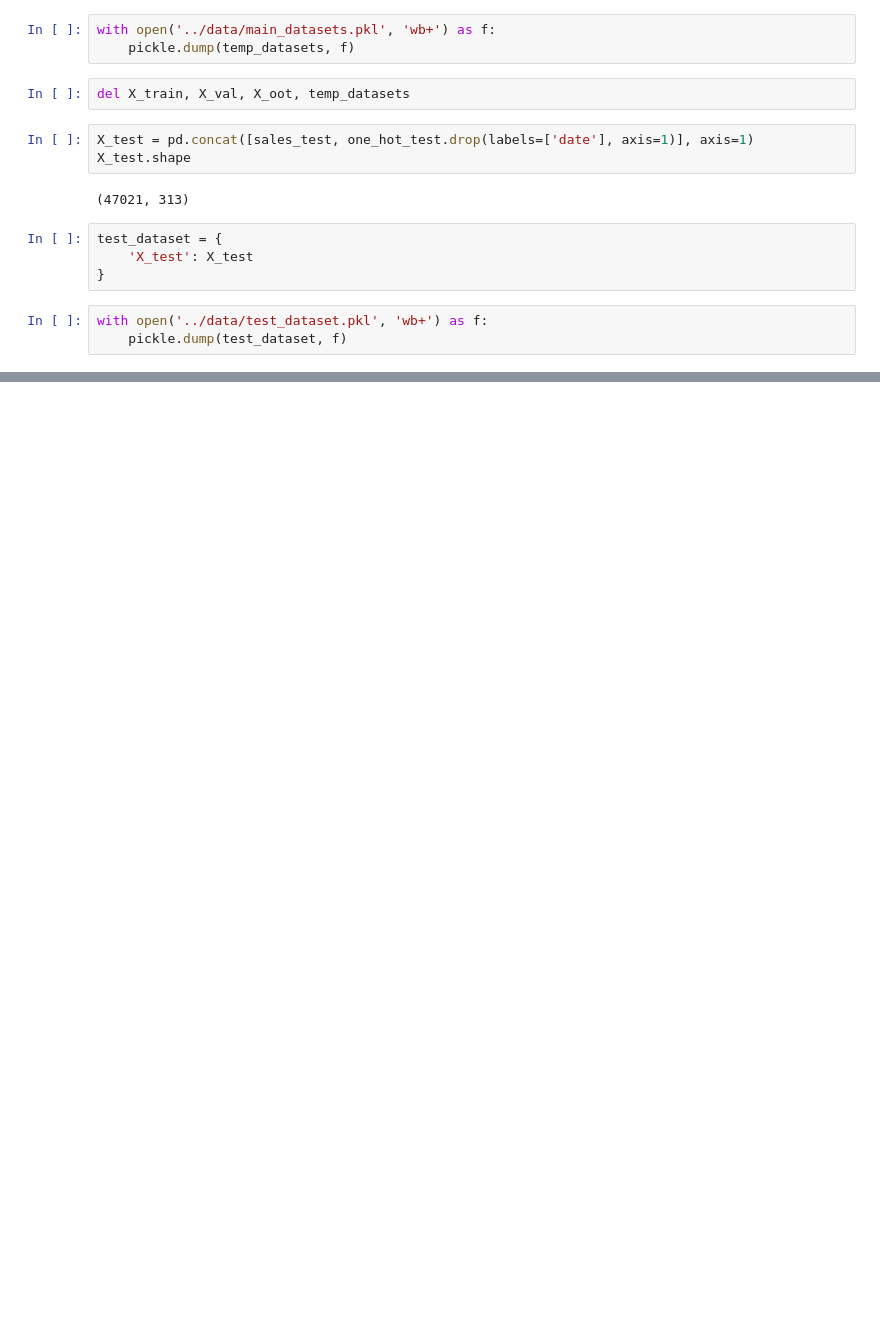
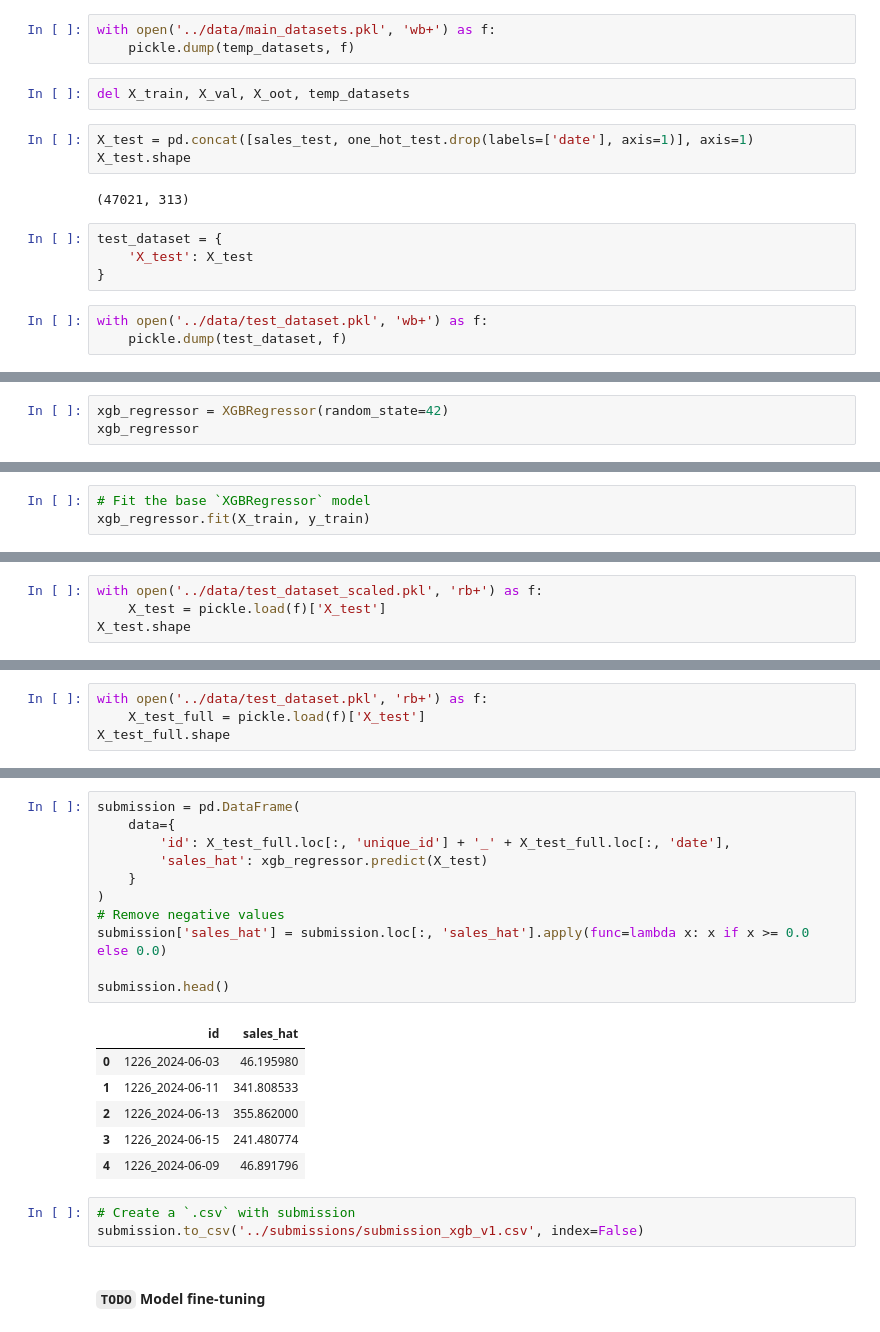
Before and after one commit to RelentlessViper/E-Grocery-Competition, a Jupyter notebook: code/datasets_merge.ipynb, the cells around one changed output, grey strips where cells are left out. Saved outputs shown, nothing was run; the diff lists cells and outputs as text; blank space fills up the shorter version.

Commit message:
Finished data scaling and XGBoost is applied.

```diff
--- a/code/datasets_merge.ipynb
+++ b/code/datasets_merge.ipynb
@@ -482,0 +553,3 @@ with open('../data/test_dataset.pkl', 'wb+') as f:
+# %%
+xgb_regressor = XGBRegressor(random_state=42)
+xgb_regressor
@@ -482,0 +572,3 @@ with open('../data/test_dataset.pkl', 'wb+') as f:
+# %%
+# Fit the base `XGBRegressor` model
+xgb_regressor.fit(X_train, y_train)
@@ -482,0 +624,4 @@ with open('../data/test_dataset.pkl', 'wb+') as f:
+# %%
+with open('../data/test_dataset_scaled.pkl', 'rb+') as f:
+    X_test = pickle.load(f)['X_test']
+X_test.shape
@@ -482,0 +630,4 @@ with open('../data/test_dataset.pkl', 'wb+') as f:
+# %%
+with open('../data/test_dataset.pkl', 'rb+') as f:
+    X_test_full = pickle.load(f)['X_test']
+X_test_full.shape
@@ -482,0 +651,23 @@ with open('../data/test_dataset.pkl', 'wb+') as f:
+# %%
+submission = pd.DataFrame(
+    data={
+        'id': X_test_full.loc[:, 'unique_id'] + '_' + X_test_full.loc[:, 'date'],
+        'sales_hat': xgb_regressor.predict(X_test)
+    }
+)
+# Remove negative values
+submission['sales_hat'] = submission.loc[:, 'sales_hat'].apply(func=lambda x: x if x >= 0.0 else 0.0)
+
+submission.head()
+# %% [output]
+|  | id | sales_hat |
+| 0 | 1226_2024-06-03 | 46.195980 |
+| 1 | 1226_2024-06-11 | 341.808533 |
+| 2 | 1226_2024-06-13 | 355.862000 |
+| 3 | 1226_2024-06-15 | 241.480774 |
+| 4 | 1226_2024-06-09 | 46.891796 |
+# %%
+# Create a `.csv` with submission
+submission.to_csv('../submissions/submission_xgb_v1.csv', index=False)
+# %% [markdown]
+#### `TODO` Model fine-tuning
```
Also changed, not shown: parts of 27 cells of this notebook.
